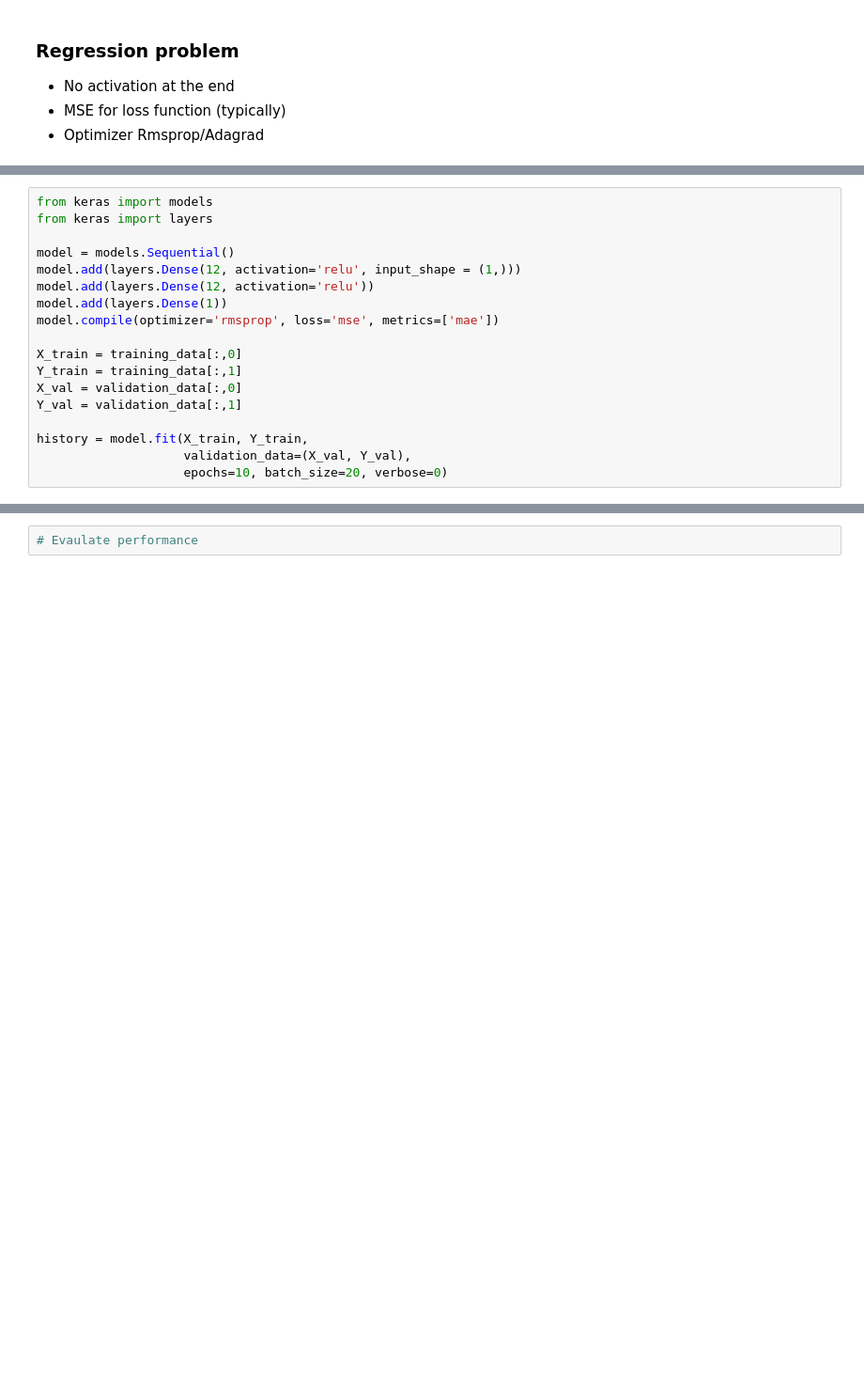
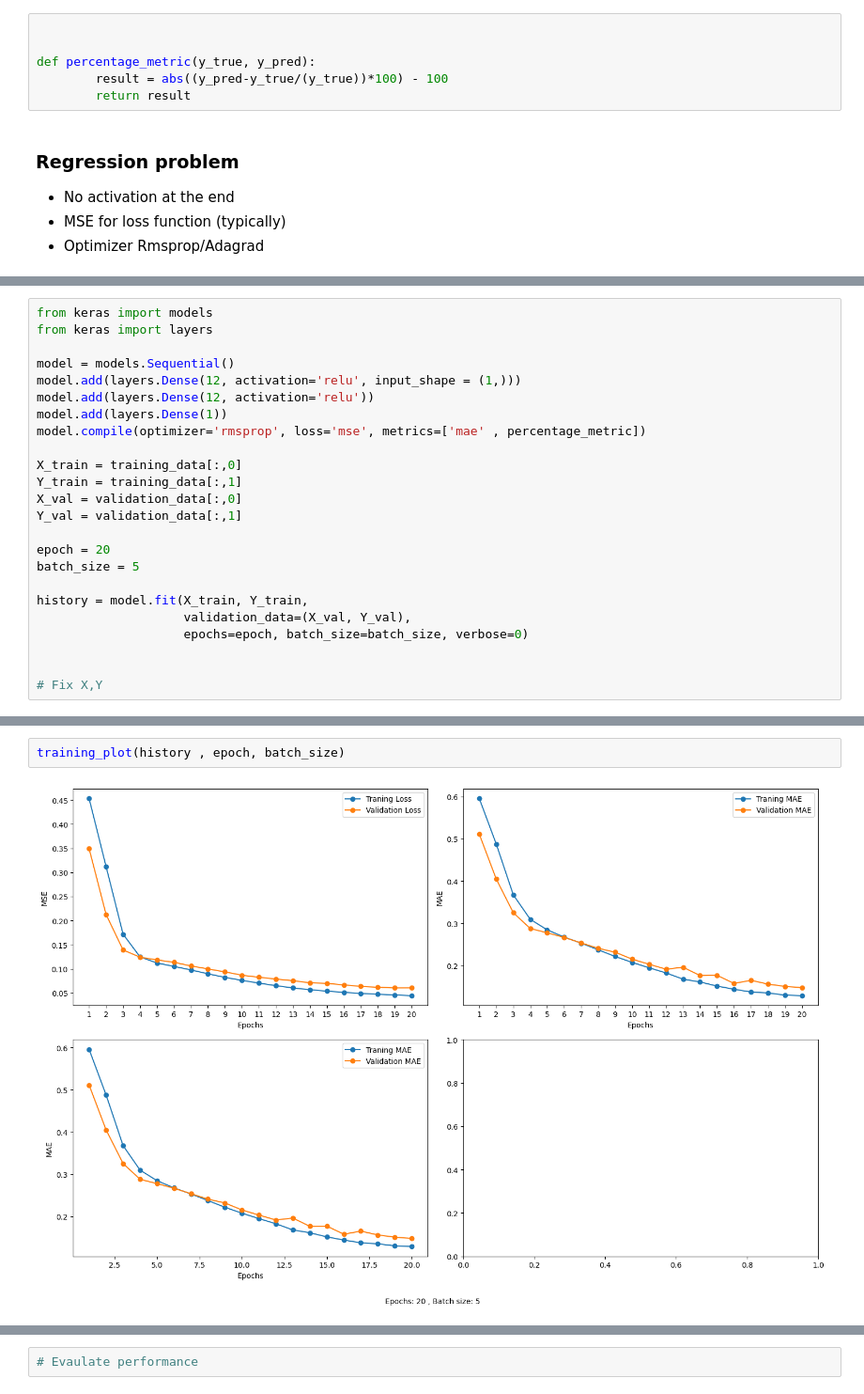
Before and after one commit to gyulii/DiWHY-AI, a Jupyter notebook: Sine_regression/sine_regression.ipynb, the cells around one changed output, grey strips where cells are left out. Shown at 94% size. Drawn from its saved outputs; the diff is of its cells as text; blank space fills up the shorter version.

Commit message:
Graphing updated

```diff
--- a/Sine_regression/sine_regression.ipynb
+++ b/Sine_regression/sine_regression.ipynb
@@ -73,3 +128,9 @@ array([-0.59413172, -0.45307409, -0.82230611,  0.66874362,  0.22203742,
+# %%
+
+
+def percentage_metric(y_true, y_pred):
+        result = abs((y_pred-y_true/(y_true))*100) - 100
+        return result
 # %% [markdown]
 ### Regression problem
 
@@ -84,13 +186,19 @@ model = models.Sequential()
 model.add(layers.Dense(12, activation='relu', input_shape = (1,)))
 model.add(layers.Dense(12, activation='relu'))
 model.add(layers.Dense(1))
-model.compile(optimizer='rmsprop', loss='mse', metrics=['mae'])
+model.compile(optimizer='rmsprop', loss='mse', metrics=['mae' , percentage_metric])
 
 X_train = training_data[:,0]
 Y_train = training_data[:,1]
 X_val = validation_data[:,0]
 Y_val = validation_data[:,1]
 
+epoch = 20
+batch_size = 5
+
 history = model.fit(X_train, Y_train,
                     validation_data=(X_val, Y_val),
-                    epochs=10, batch_size=20, verbose=0)
+                    epochs=epoch, batch_size=batch_size, verbose=0)
+
+
+# Fix X,Y
@@ -128,2 +205,6 @@ plt.show()
+# %%
+training_plot(history , epoch, batch_size)
+# %% [output]
+[figure, added]
 # %%
 test_mse_score, test_mae_score = model.evaluate(test_data[:,0], test_data[:,1])
```
Also changed, not shown: parts of 5 cells of this notebook, 1 other file.
